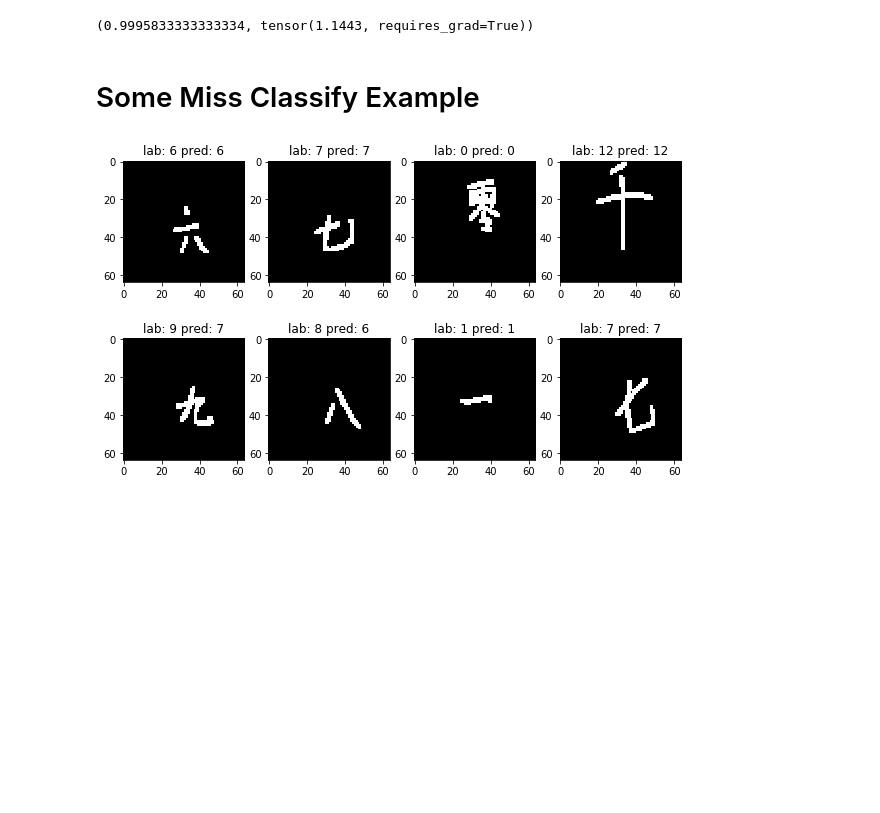
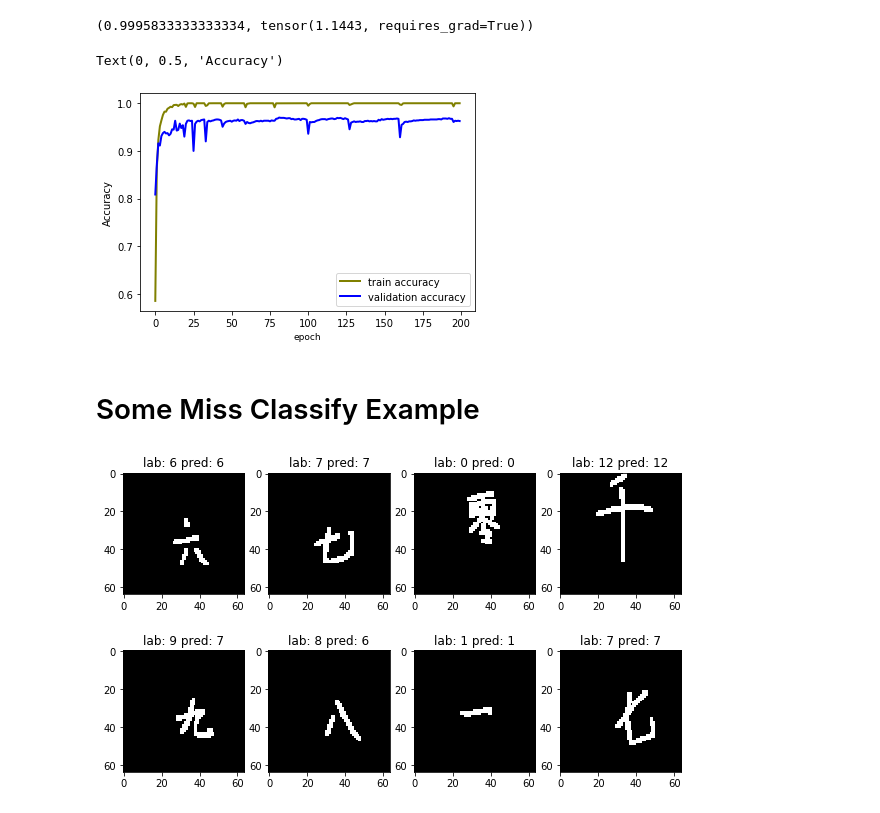
Before and after one commit to CChenLi/integer_convert, a Jupyter notebook: dataset.ipynb, the cells around one changed output. Saved outputs shown, nothing was run; the diff lists cells and outputs as text; code cells hidden in the pictures; blank space fills up the shorter version.

Commit message:
add training accuracy tracker

```diff
--- a/dataset.ipynb
+++ b/dataset.ipynb
@@ -56,6 +59,19 @@ optimizer = optim.Adam(model.parameters(), lr=0.001)
 load_checkpoint("saved_model/model1.pickle", model, optimizer)
 # %% [output]
 (0.9995833333333334, tensor(1.1443, requires_grad=True))
+# %%
+with open('train_acc.pickle', 'rb') as f:
+    train_acc = pickle.load(f)
+with open('valid_acc.pickle', 'rb') as f:
+    valid_acc = pickle.load(f)
+plt.plot(train_acc, color='olive', linewidth=2, label="train accuracy")
+plt.plot(valid_acc, color='blue', linewidth=2, label="validation accuracy")
+plt.legend()
+plt.xlabel('epoch', fontsize=9)
+plt.ylabel('Accuracy', fontsize=10)
+# %% [output]
+Text(0, 0.5, 'Accuracy')
+[figure, added]
 # %% [markdown]
 # Some Miss Classify Example
 # %%
```
Also changed, not shown: parts of 6 cells of this notebook.
